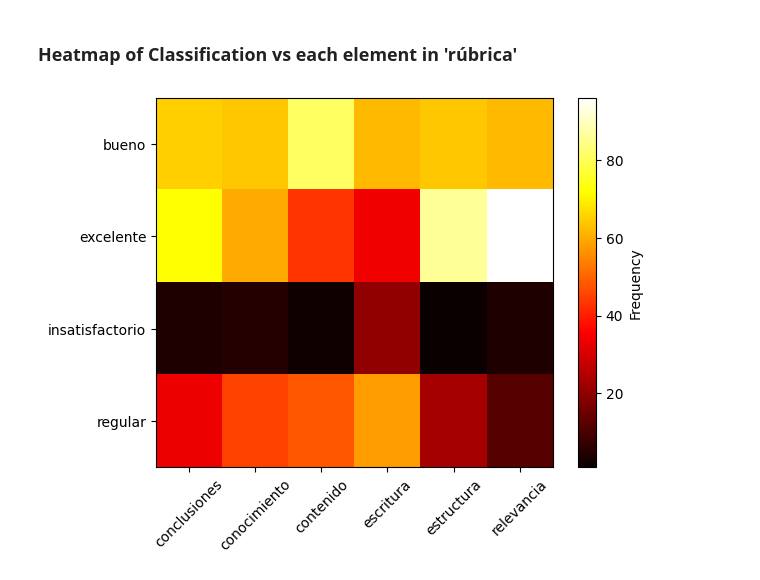
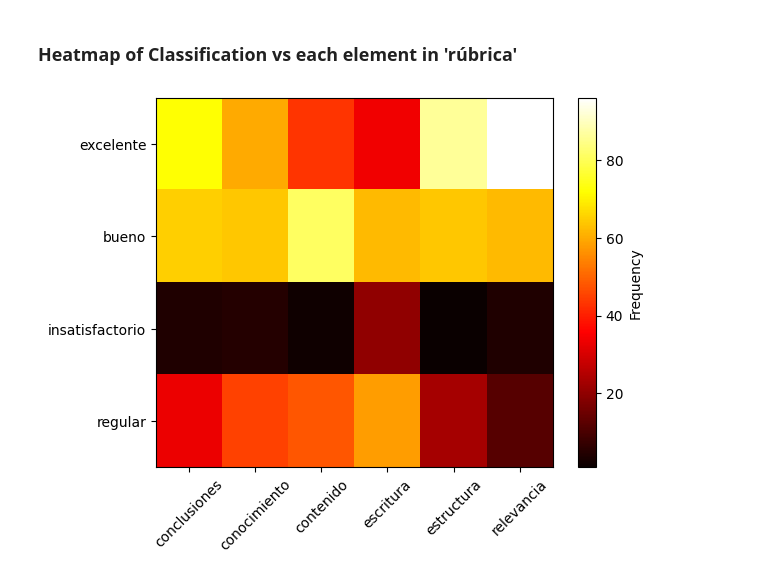
Before and after one commit to Jose64141/proyecto-intro-data-science, a Jupyter notebook: David-Plots.ipynb, the cells around one changed output. Drawn from its saved outputs; the diff is of its cells as text; code cells hidden in the pictures.

Commit message:
feat: heatmap y-axis reordered

```diff
--- a/David-Plots.ipynb
+++ b/David-Plots.ipynb
@@ -142,25 +142,29 @@ map_vdf[RELEVANCIA_COLUMN] = map_vdf[RELEVANCIA_COLUMN].apply(get_classification
 # %%
 
 new_values = []
 tags_values = []
 
 new_values, tags_values = fill_values(map_vdf, new_values, tags_values, ESTRUCTURA_COLUMN)
 new_values, tags_values = fill_values(map_vdf, new_values, tags_values, ESCRITURA_COLUMN)
 new_values, tags_values = fill_values(map_vdf, new_values, tags_values, CONTENIDO_COLUMN)
 new_values, tags_values = fill_values(map_vdf, new_values, tags_values, CONCLUSIONES_COLUMN)
 new_values, tags_values = fill_values(map_vdf, new_values, tags_values, CONOCIMIENTO_COLUMN)
 new_values, tags_values = fill_values(map_vdf, new_values, tags_values, RELEVANCIA_COLUMN)
 
 hmp_set = pd.DataFrame({'Classification': new_values, 'Elemento Rúbrica': tags_values})
+heatmap_data = hmp_set.pivot_table(index='Classification', columns='Elemento Rúbrica', aggfunc=len, fill_value=0)
 
+# Define the desired order for the rows
+desired_order = ['excelente', 'bueno', 'insatisfactorio', 'regular']
 
-heatmap_data = hmp_set.pivot_table(index='Classification', columns='Elemento Rúbrica', aggfunc=len, fill_value=0)
+# Reorder the rows of the heatmap_data DataFrame
+heatmap_data = heatmap_data.reindex(desired_order)
 
 # Display heatmap
 plt.imshow(heatmap_data, cmap='hot', aspect='auto')
 plt.xticks(np.arange(len(heatmap_data.columns)), heatmap_data.columns, rotation=45)
 plt.yticks(np.arange(len(heatmap_data.index)), heatmap_data.index)
 plt.colorbar(label='Frequency')
 plt.show()
 # %% [output]
-[figure, old version]
+[figure, new version]
```
